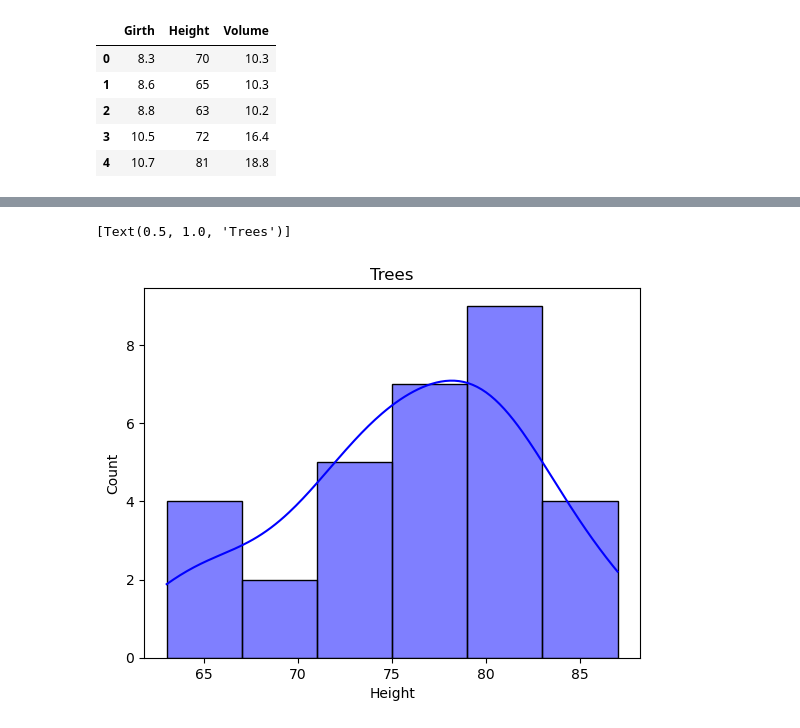
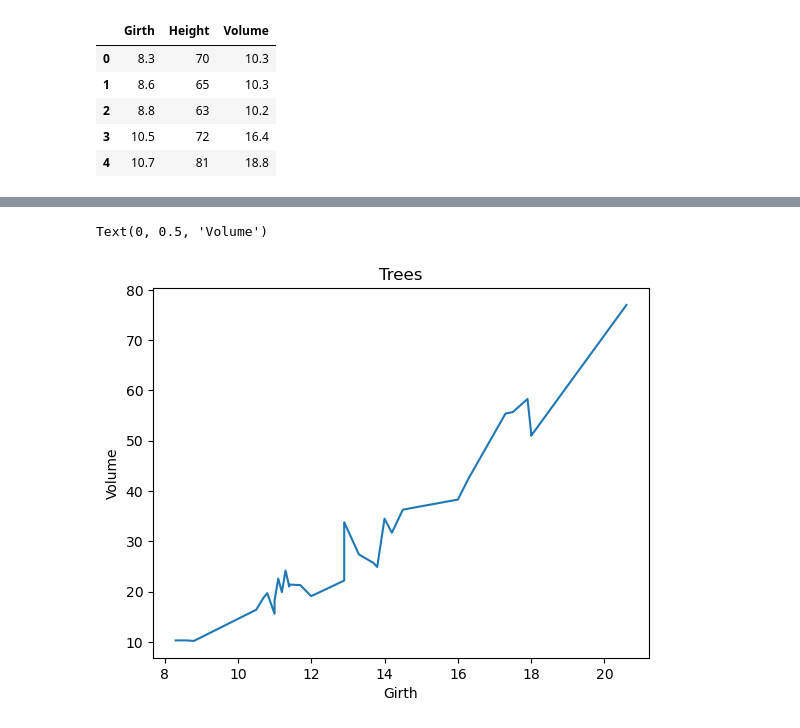
Before and after one commit to josefcaique/StudyDataScience, a Jupyter notebook: visualization/dispersion/dispersion.ipynb, the cells around one changed output, grey strips where cells are left out. Drawn from its saved outputs; the diff is of its cells as text; code cells hidden in the pictures.

```diff
--- a/visualization/dispersion/dispersion.ipynb
+++ b/visualization/dispersion/dispersion.ipynb
@@ -36,5 +24,8 @@ sns.kdeplot(base.iloc[:,1], color='blue').set(title='Trees')
-# %%
-sns.histplot(base.iloc[:,1], kde=True, bins=6, color='blue').set(title='Trees')
-# %% [output]
-[Text(0.5, 1.0, 'Trees')]
-[figure, removed]
+# %%
+plt.plot(base.Girth, base.Volume)
+plt.title('Trees')
+plt.xlabel('Girth')
+plt.ylabel('Volume')
+# %% [output]
+Text(0, 0.5, 'Volume')
+[figure, added]
```
Also changed, not shown: parts of 4 cells of this notebook, 2 other files.
